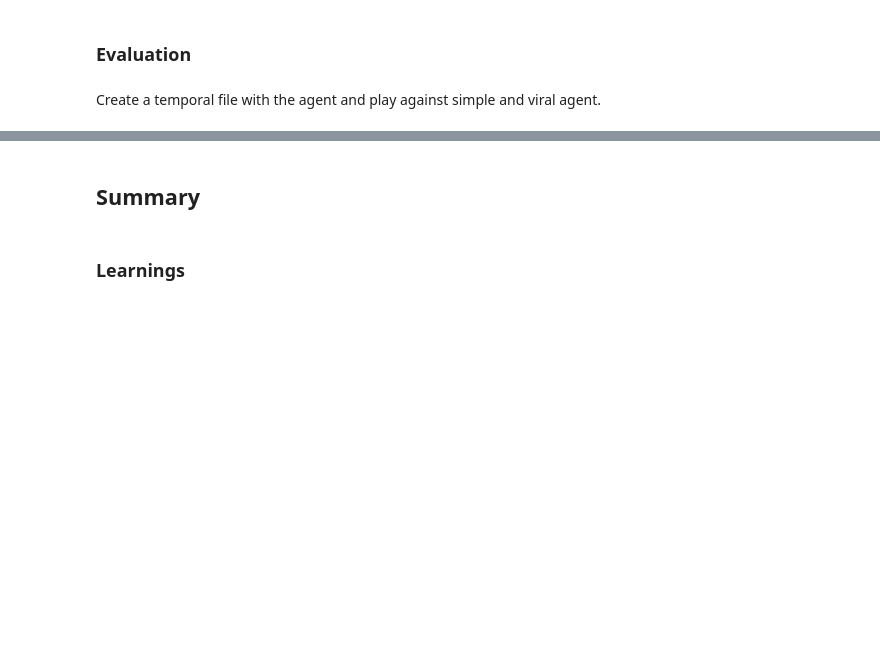
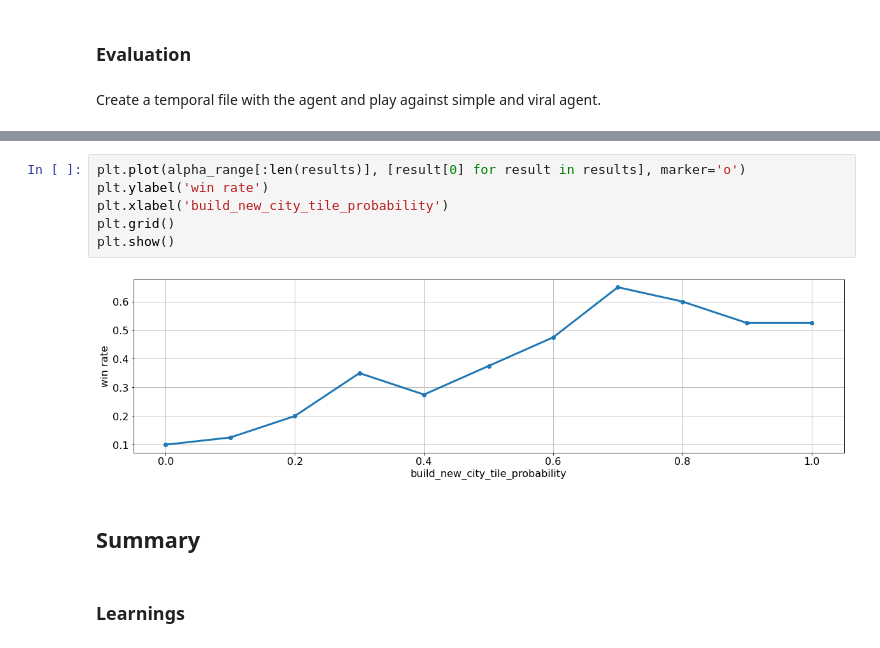
Before and after one commit to ironbar/luxai, a Jupyter notebook: notebooks/003_task_manager.ipynb, the cells around one changed output, grey strips where cells are left out. Cells and saved outputs as stored; diff of their text form; blank space fills up the shorter version.

```diff
--- a/notebooks/003_task_manager.ipynb
+++ b/notebooks/003_task_manager.ipynb
@@ -97,3 +135,11 @@ compute_result_ratios(matches_results)
+# %%
+plt.plot(alpha_range[:len(results)], [result[0] for result in results], marker='o')
+plt.ylabel('win rate')
+plt.xlabel('build_new_city_tile_probability')
+plt.grid()
+plt.show()
+# %% [output]
+[figure, added]
 # %% [markdown]
 ## Summary
 # %% [markdown]
```
Also changed, not shown: parts of 13 cells of this notebook, 1 other file.
